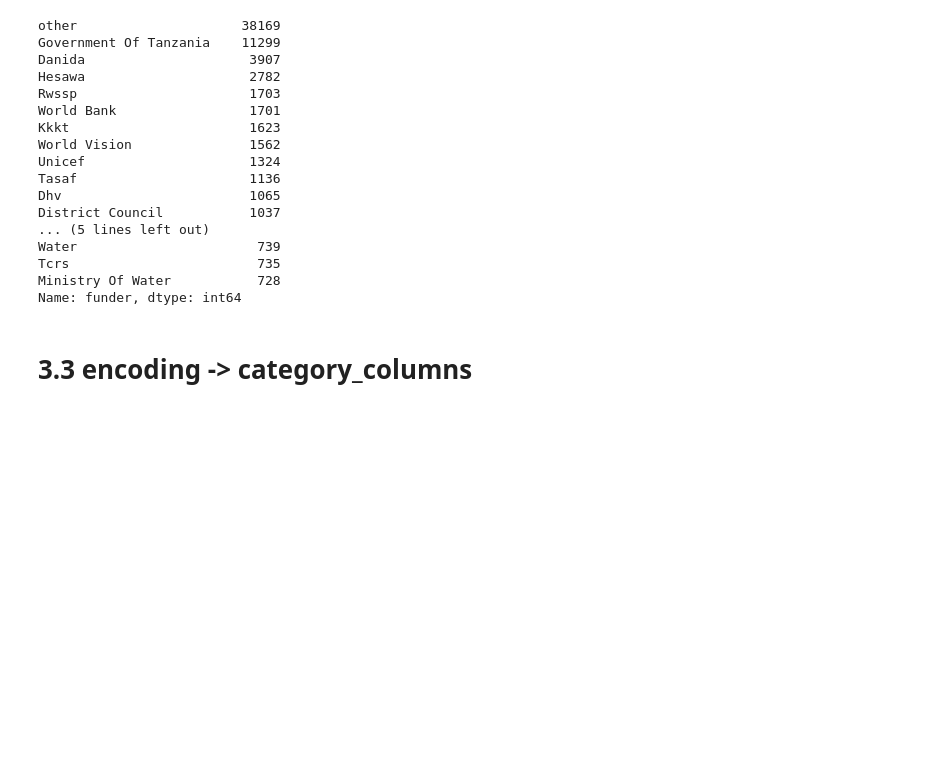
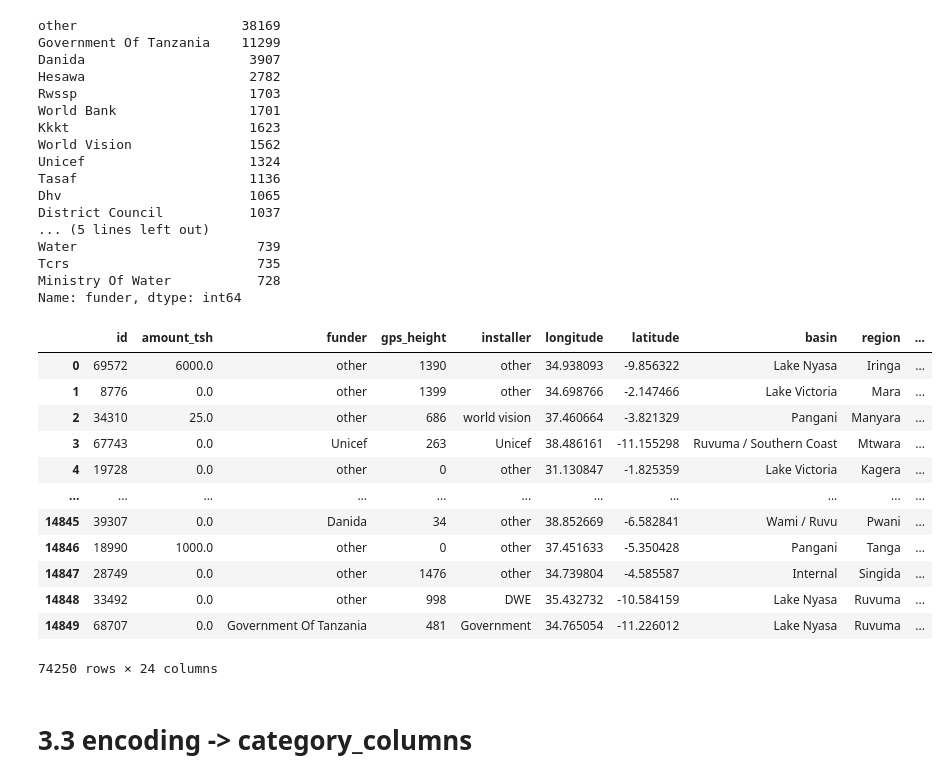
Before and after one commit to hemakaraveenhansika/pump-it-up, a Jupyter notebook: pump-it-up.ipynb, the cells around one changed output. Cells and saved outputs as stored; diff of their text form; code cells hidden in the pictures; blank space fills up the shorter version.

```diff
--- a/pump-it-up.ipynb
+++ b/pump-it-up.ipynb
@@ -562,7 +557,7 @@ Name: subvillage, Length: 21425, dtype: int64
 # %% [markdown]
 # Drop Similar Columns
 # %%
-data.drop(columns=['management_group', 'scheme_management', 'quantity_group', 'source_class', 'source_type', 'quality_group', 'payment_type', 'extraction_type', 'extraction_type_class', 'waterpoint_type_group', 'recorded_by', 'wpt_name', 'scheme_name', 'num_private', 'date_recorded', 'subvillage'], inplace=True )
+data.drop(columns=['management_group', 'date_recorded', 'scheme_management', 'quantity_group', 'source_class', 'source_type', 'quality_group', 'payment_type', 'extraction_type', 'extraction_type_class', 'waterpoint_type_group', 'recorded_by', 'wpt_name', 'scheme_name', 'num_private', 'subvillage'], inplace=True )
 # %%
 data.info()
 # %% [output]
@@ -949,3 +954,5 @@ dtype: int64
+# %%
+data.drop(columns=['region_code'],inplace=True )
 # %% [markdown]
 # 3 Encoding
 # %%
@@ -1039,3 +1044,19 @@ Name: funder, dtype: int64
+# %%
+data
+# %% [output]
+|  | id | amount_tsh | funder | gps_height | installer | longitude | latitude | basin | region | ... |
+| 0 | 69572 | 6000.0 | other | 1390 | other | 34.938093 | -9.856322 | Lake Nyasa | Iringa | ... |
+| 1 | 8776 | 0.0 | other | 1399 | other | 34.698766 | -2.147466 | Lake Victoria | Mara | ... |
+| 2 | 34310 | 25.0 | other | 686 | world vision | 37.460664 | -3.821329 | Pangani | Manyara | ... |
+| 3 | 67743 | 0.0 | Unicef | 263 | Unicef | 38.486161 | -11.155298 | Ruvuma / Southern Coast | Mtwara | ... |
+| 4 | 19728 | 0.0 | other | 0 | other | 31.130847 | -1.825359 | Lake Victoria | Kagera | ... |
+| ... | ... | ... | ... | ... | ... | ... | ... | ... | ... | ... |
+| 14845 | 39307 | 0.0 | Danida | 34 | other | 38.852669 | -6.582841 | Wami / Ruvu | Pwani | ... |
+| 14846 | 18990 | 1000.0 | other | 0 | other | 37.451633 | -5.350428 | Pangani | Tanga | ... |
+| 14847 | 28749 | 0.0 | other | 1476 | other | 34.739804 | -4.585587 | Internal | Singida | ... |
+| 14848 | 33492 | 0.0 | other | 998 | DWE | 35.432732 | -10.584159 | Lake Nyasa | Ruvuma | ... |
+| 14849 | 68707 | 0.0 | Government Of Tanzania | 481 | Government | 34.765054 | -11.226012 | Lake Nyasa | Ruvuma | ... |
+74250 rows × 24 columns
 # %% [markdown]
 # 3.3 encoding -> category_columns
 # %%
```
Also changed, not shown: parts of 59 cells of this notebook, 1 other file.
